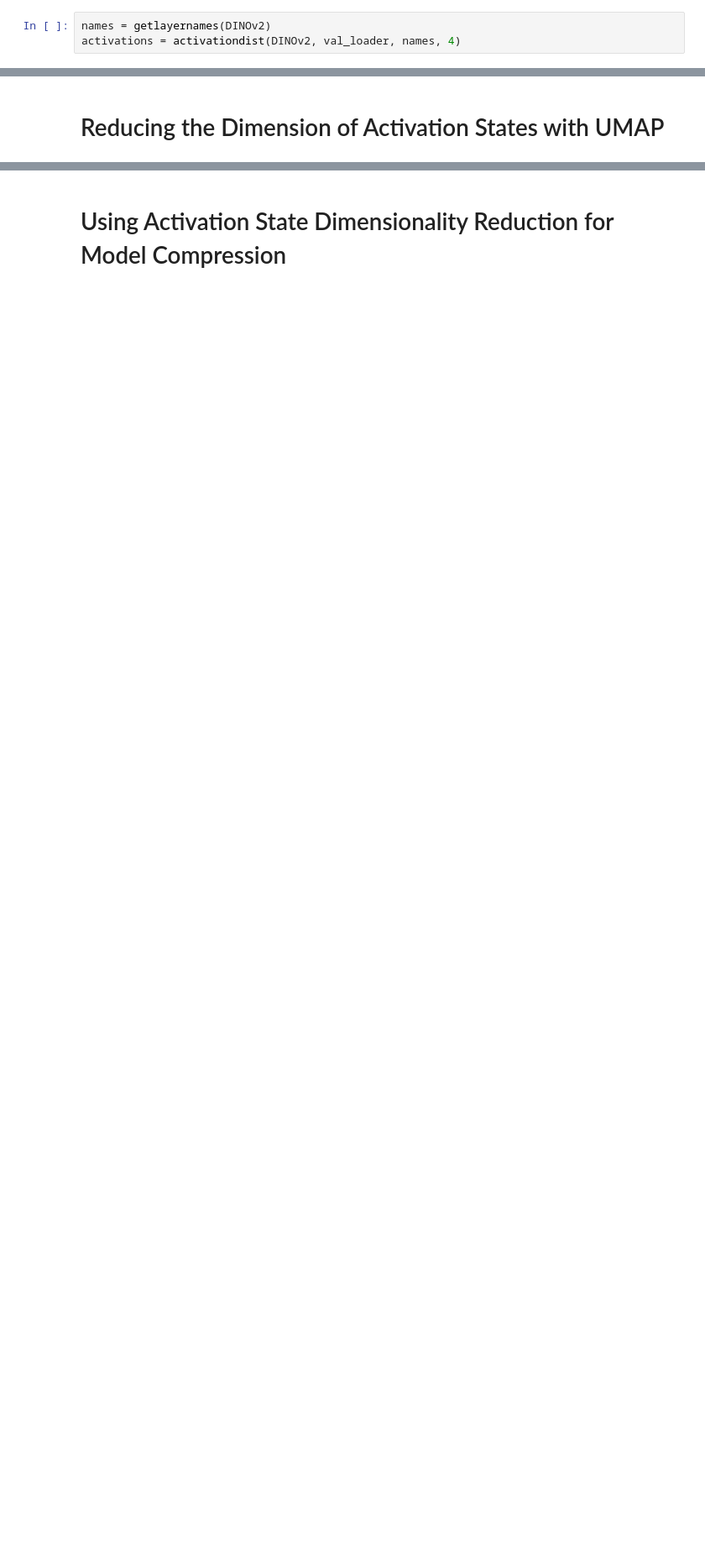
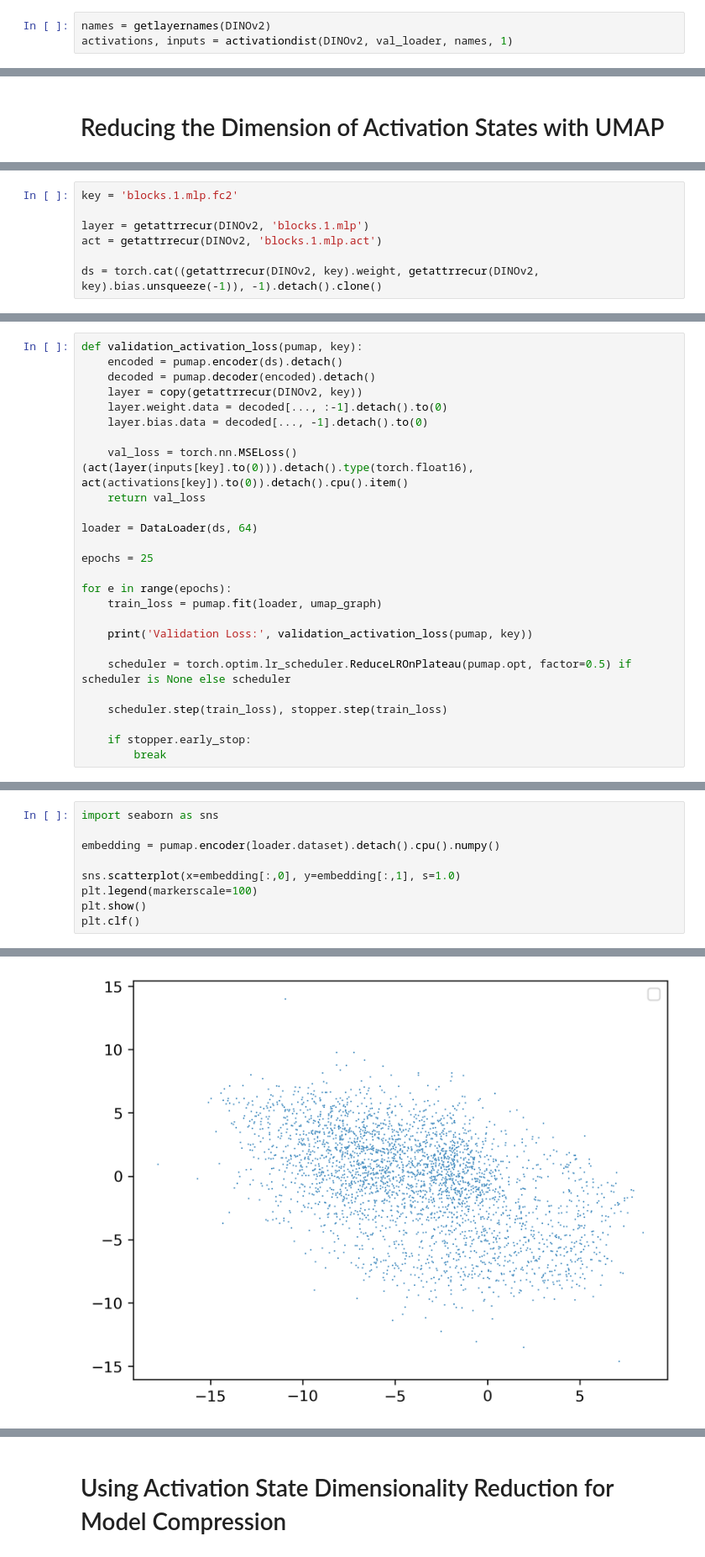
Before and after one commit to JayRothenberger/Low-Rank-Model-Compression, a Jupyter notebook: ActivationDistribution.ipynb, the cells around one changed output, grey strips where cells are left out. Shown at 84% size. Drawn from its saved outputs; the diff is of its cells as text; blank space fills up the shorter version.

```diff
--- a/ActivationDistribution.ipynb
+++ b/ActivationDistribution.ipynb
@@ -127,7 +139,7 @@ Solutions:
 - reduce the dimension of the activation distributions
 # %%
 names = getlayernames(DINOv2)
-activations = activationdist(DINOv2, val_loader, names, 4)
+activations, inputs = activationdist(DINOv2, val_loader, names, 1)
 # %%
 keys = [key for key in activations]
 shapes = []
@@ -307,0 +273,7 @@ graph = scipy.sparse.coo_matrix((vals, (rows, cols)), shape=(X.shape[0], X.shape
+# %%
+key = 'blocks.1.mlp.fc2'
+
+layer = getattrrecur(DINOv2, 'blocks.1.mlp')
+act = getattrrecur(DINOv2, 'blocks.1.mlp.act')
+
+ds = torch.cat((getattrrecur(DINOv2, key).weight, getattrrecur(DINOv2, key).bias.unsqueeze(-1)), -1).detach().clone()
@@ -307,0 +513,26 @@ graph = scipy.sparse.coo_matrix((vals, (rows, cols)), shape=(X.shape[0], X.shape
+# %%
+def validation_activation_loss(pumap, key):
+    encoded = pumap.encoder(ds).detach()
+    decoded = pumap.decoder(encoded).detach()
+    layer = copy(getattrrecur(DINOv2, key))
+    layer.weight.data = decoded[..., :-1].detach().to(0)
+    layer.bias.data = decoded[..., -1].detach().to(0)
+
+    val_loss = torch.nn.MSELoss()(act(layer(inputs[key].to(0))).detach().type(torch.float16), act(activations[key]).to(0)).detach().cpu().item()
+    return val_loss
+
+loader = DataLoader(ds, 64)
+
+epochs = 25
+
+for e in range(epochs):
+    train_loss = pumap.fit(loader, umap_graph)
+
+    print('Validation Loss:', validation_activation_loss(pumap, key))
+
+    scheduler = torch.optim.lr_scheduler.ReduceLROnPlateau(pumap.opt, factor=0.5) if scheduler is None else scheduler
+
+    scheduler.step(train_loss), stopper.step(train_loss)
+
+    if stopper.early_stop:
+        break
@@ -307,0 +565,10 @@ graph = scipy.sparse.coo_matrix((vals, (rows, cols)), shape=(X.shape[0], X.shape
+# %%
+import seaborn as sns
+
+embedding = pumap.encoder(loader.dataset).detach().cpu().numpy()
+
+sns.scatterplot(x=embedding[:,0], y=embedding[:,1], s=1.0)
+plt.legend(markerscale=100)
+plt.show()
+plt.clf()
+# %% [output]
@@ -307,0 +576 @@ graph = scipy.sparse.coo_matrix((vals, (rows, cols)), shape=(X.shape[0], X.shape
+[figure, added]
```
Also changed, not shown: parts of 30 cells of this notebook, 2 other files.
